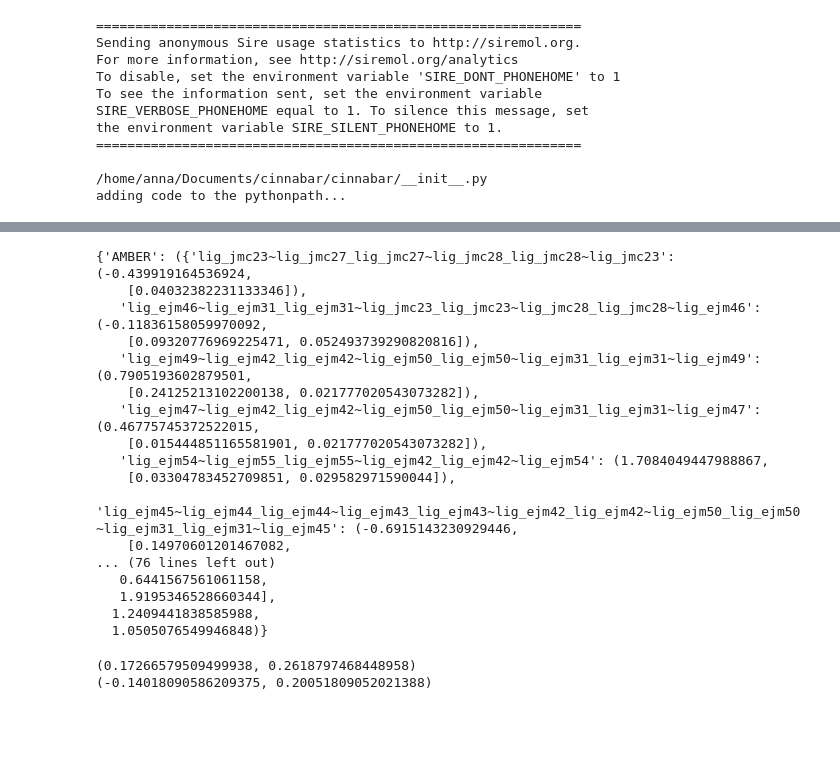
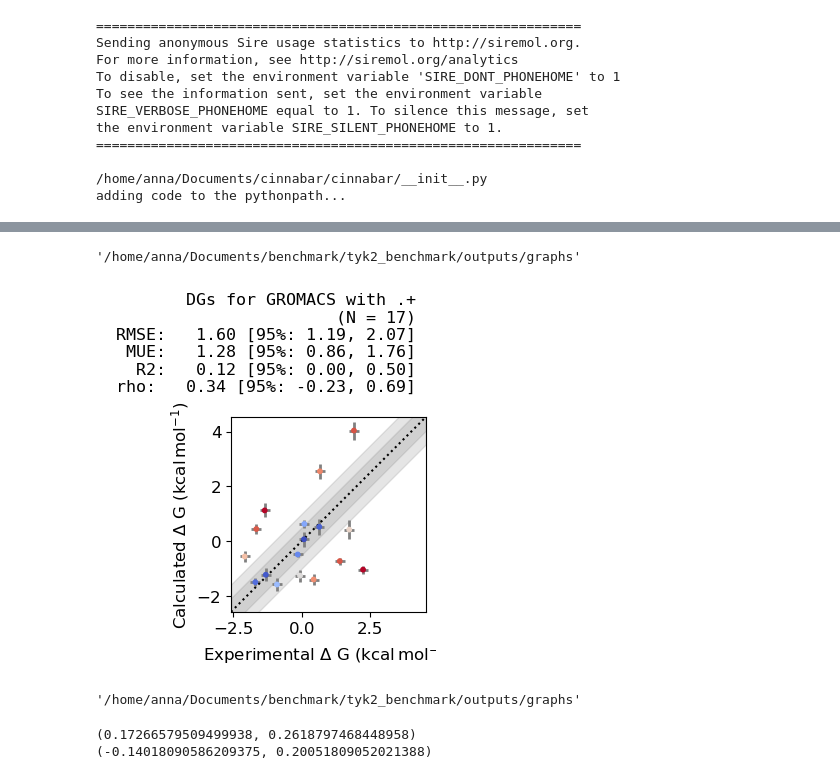
Before and after one commit to annamherz/code, a Jupyter notebook: pipeline_scripts/analysis_notebook.ipynb, the cells around one changed output, grey strips where cells are left out. Saved outputs shown, nothing was run; the diff lists cells and outputs as text; code cells hidden in the pictures; blank space fills up the shorter version.

```diff
--- a/pipeline_scripts/analysis_notebook.ipynb
+++ b/pipeline_scripts/analysis_notebook.ipynb
@@ -88,6 +88,7 @@ comp_pert_file_name = f"computed_perturbations_average_{file_ext_out}"
 cinnabar_file = f"cinnabar_format_{file_ext_out}"
 # TODO add file names for saving graphs
 # %%
+net_file = f"{main_folder}/execution_model/network_rbfenn.dat"
 res_dir = "/home/anna/Documents/benchmark/tyk2_benchmark/outputs"
 res_obj = analysis_engines(res_dir, net_file=net_file, exp_file=exp_file)
 res_obj.compute()
@@ -112,23 +106,16 @@ lig_jmc28~lig_jmc23 or lig_jmc23~lig_jmc28 does not exist in the results for ['l
 # %%
-res_obj.cycle_dict
+res_obj.graph_dir
 # %% [output]
-{'AMBER': ({'lig_jmc23~lig_jmc27_lig_jmc27~lig_jmc28_lig_jmc28~lig_jmc23': (-0.439919164536924,
-    [0.04032382231133346]),
-   'lig_ejm46~lig_ejm31_lig_ejm31~lig_jmc23_lig_jmc23~lig_jmc28_lig_jmc28~lig_ejm46': (-0.11836158059970092,
-    [0.09320776969225471, 0.052493739290820816]),
-   'lig_ejm49~lig_ejm42_lig_ejm42~lig_ejm50_lig_ejm50~lig_ejm31_lig_ejm31~lig_ejm49': (0.7905193602879501,
-    [0.24125213102200138, 0.021777020543073282]),
-   'lig_ejm47~lig_ejm42_lig_ejm42~lig_ejm50_lig_ejm50~lig_ejm31_lig_ejm31~lig_ejm47': (0.46775745372522015,
-    [0.015444851165581901, 0.021777020543073282]),
-   'lig_ejm54~lig_ejm55_lig_ejm55~lig_ejm42_lig_ejm42~lig_ejm54': (1.7084049447988867,
-    [0.03304783452709851, 0.029582971590044]),
-   'lig_ejm45~lig_ejm44_lig_ejm44~lig_ejm43_lig_ejm43~lig_ejm42_lig_ejm42~lig_ejm50_lig_ejm50~lig_ejm31_lig_ejm31~lig_ejm45': (-0.6915143230929446,
-    [0.14970601201467082,
-... (76 lines left out)
-   0.6441567561061158,
-   1.9195346528660344],
-  1.2409441838585988,
-  1.0505076549946848)}
+'/home/anna/Documents/benchmark/tyk2_benchmark/outputs/graphs'
+# %%
+res_obj.plot_scatter_lig(engine="GROMACS", use_cinnabar=True)
+# %% [output]
+[figure, added]
+# %%
+plot_obj = plotting_engines(res_obj)
+plot_obj.results_folder
+# %% [output]
+'/home/anna/Documents/benchmark/tyk2_benchmark/outputs/graphs'
 # %%
 # print(res_obj.cinnabar_calc_val_dict["SOMD"]) # from cinnabar
 print(res_obj.calc_pert_dict["SOMD"]["lig_ejm31~lig_ejm45"]) # doesnt work
```
Also changed, not shown: parts of 1 cell of this notebook, 11 other files.
